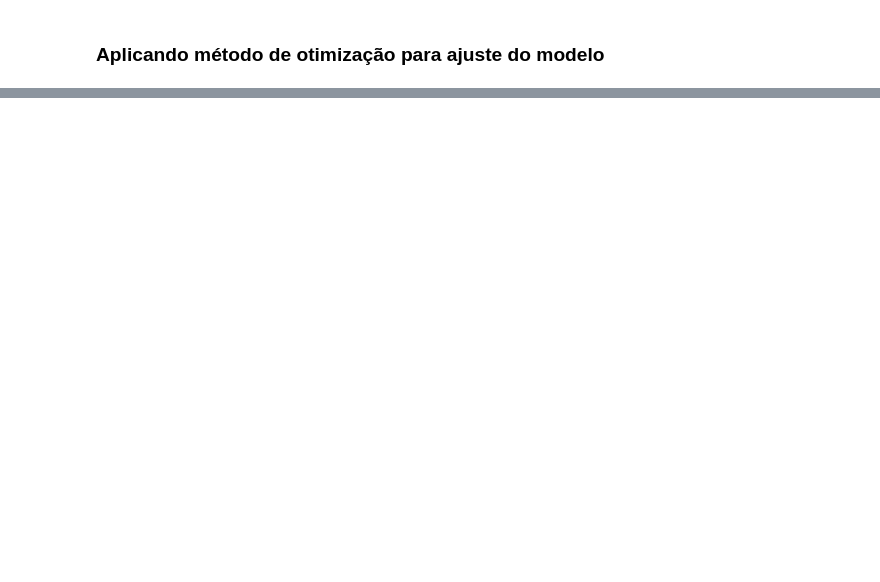
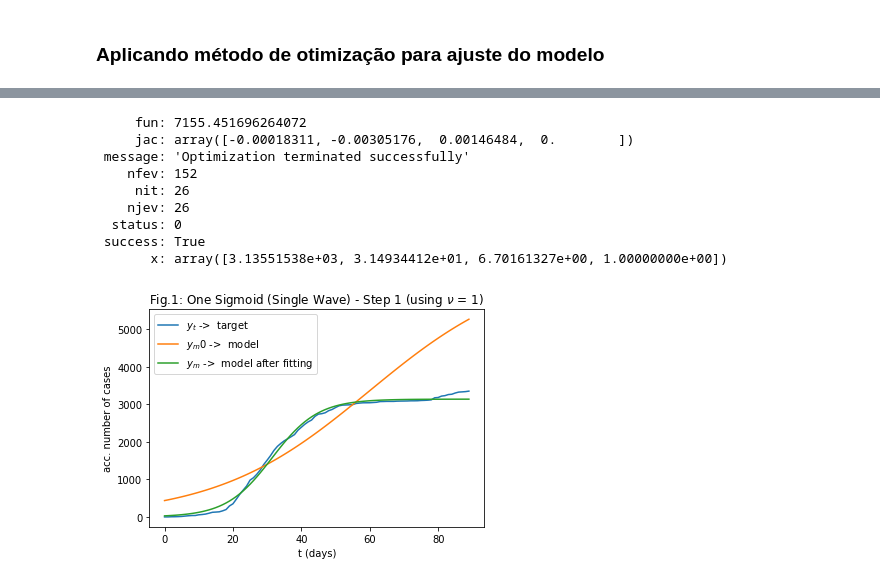
Before and after one commit to fpelogia/epid-models, a Jupyter notebook: optimize.ipynb, the cells around one changed output, grey strips where cells are left out. Saved outputs shown, nothing was run; the diff lists cells and outputs as text; code cells hidden in the pictures; blank space fills up the shorter version.

```diff
--- a/optimize.ipynb
+++ b/optimize.ipynb
@@ -223,0 +12,10 @@ plt.show()
+# %%
+#import data
+data = pd.read_csv("Datasets/jerusalem.csv")
+acc_n_cases = data.total_confirmed
+normalized_acc_n_cases = data.total_confirmed / max(data.total_confirmed)
+t = np.linspace(0, len(acc_n_cases), len(acc_n_cases))
+
+# for the "one wave" tests
+model = f_t
+n_days = 90
@@ -223,0 +124,35 @@ plt.show()
+# %%
+# Step 1 - Optimize a symmetric sigmoid (nu = 1)
+y_t = acc_n_cases[:n_days]
+A0 = 2*max(y_t)
+tp0 = (2/3)*len(y_t)
+delta0 = (1/4)*len(y_t)
+nu0 = 1
+x0 = [A0, tp0, delta0, nu0]
+sol = minimize(loss_f_sym, x0, constraints=cons, args=('MSE'), method='SLSQP')
+print(sol)
+
+# Optimal values
+[A, tp, delta, nu] = sol.x
+
+y_m0 = f_t(t[:n_days], A0, tp0, delta0, nu0)
+y_m = f_t(t[:n_days], A, tp, delta, nu)
+plt.title('Fig.1: One Sigmoid (Single Wave) - Step 1 (using $\\nu$ = 1)')
+plt.plot(y_t, label='$y_t$ ->  target')
+plt.plot(y_m0, label='$y_m0$ ->  model')
+plt.plot(y_m, label='$y_m$ ->  model after fitting')
+plt.xlabel('t (days)')
+plt.ylabel('acc. number of cases')
+plt.legend()
+plt.show()
+# %% [output]
+     fun: 7155.451696264072
+     jac: array([-0.00018311, -0.00305176,  0.00146484,  0.        ])
+ message: 'Optimization terminated successfully'
+    nfev: 152
+     nit: 26
+    njev: 26
+  status: 0
+ success: True
+       x: array([3.13551538e+03, 3.14934412e+01, 6.70161327e+00, 1.00000000e+00])
+[figure, added]
```
Also changed, not shown: parts of 34 cells of this notebook, 1 other file.
